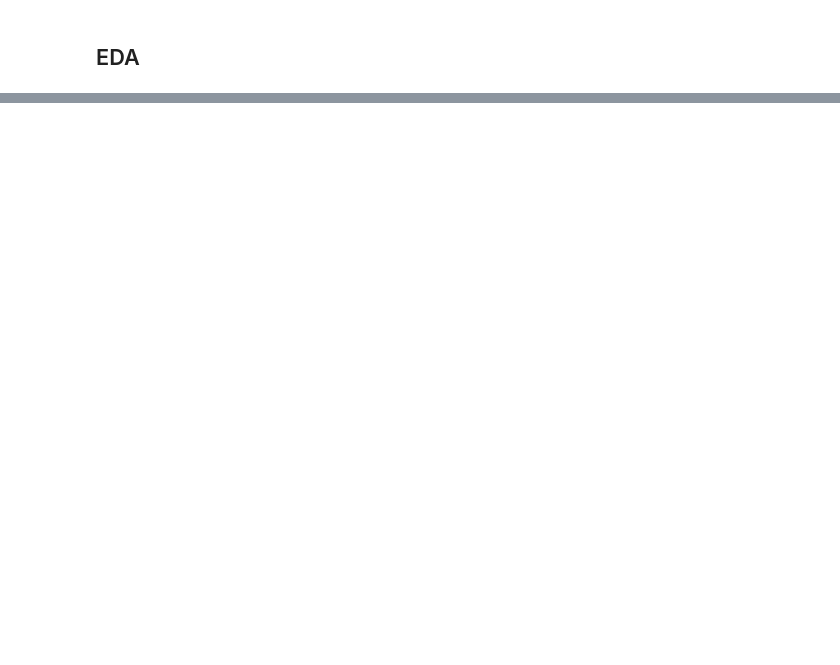
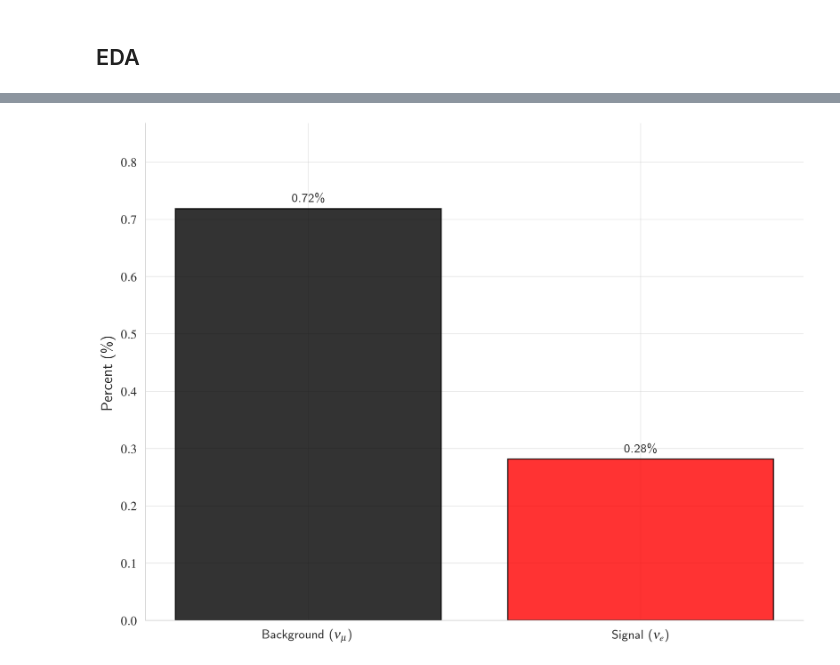
Before and after one commit to mchadolias/miniboone-classification, a Jupyter notebook: notebooks/01_data_exploration.ipynb, the cells around one changed output, grey strips where cells are left out. Saved outputs shown, nothing was run; the diff lists cells and outputs as text; code cells hidden in the pictures; blank space fills up the shorter version.

```diff
--- a/notebooks/01_data_exploration.ipynb
+++ b/notebooks/01_data_exploration.ipynb
@@ -123,0 +50,4 @@ dtype('int64')
+# %%
+fig_target = plotter.create_target_distribution_plot(df, stat="percent", how_legend=True, n_boot=0)
+# %% [output]
+[figure, added]
```
Also changed, not shown: parts of 12 cells of this notebook, 15 other files.
